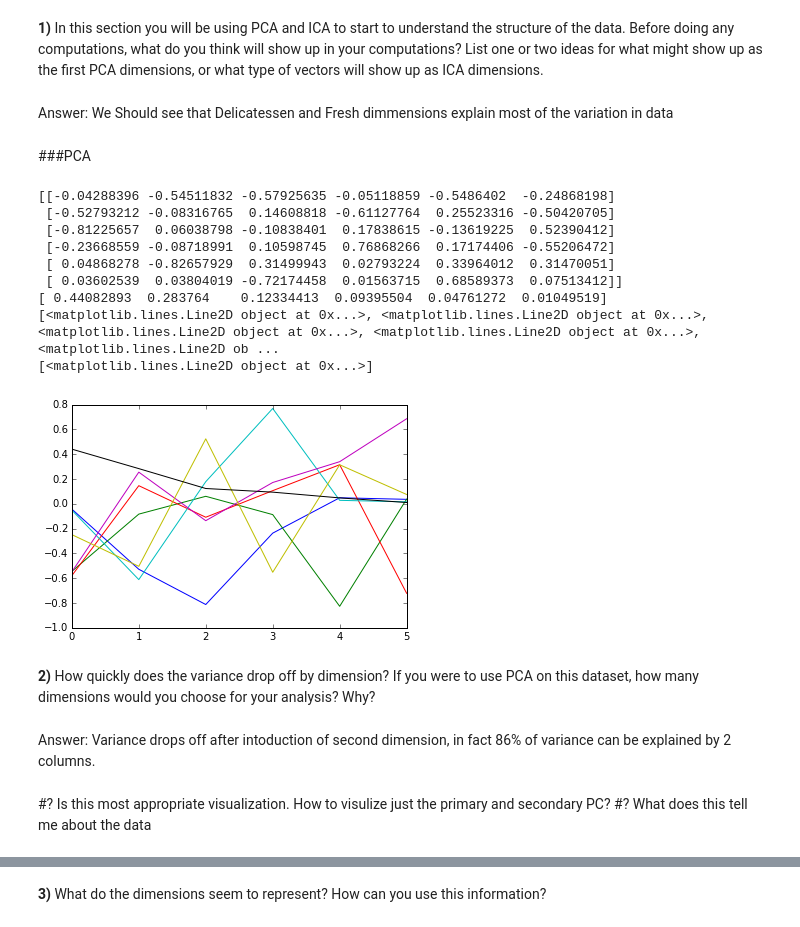
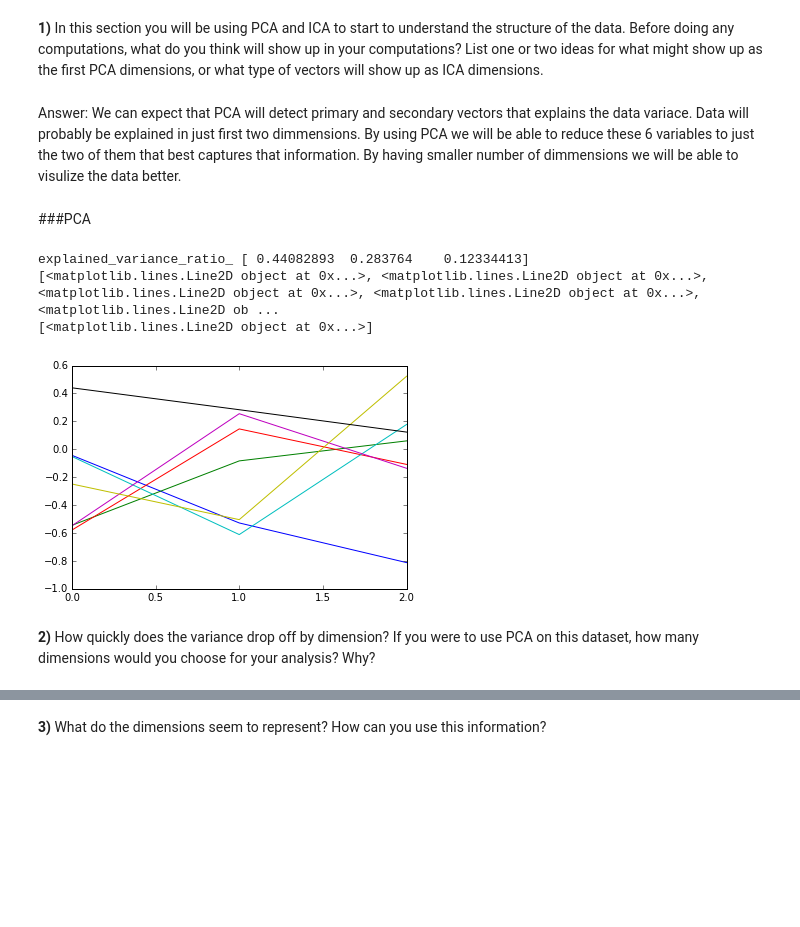
Before and after one commit to talenyc/customer_segmentation, a Jupyter notebook: customer_segments.ipynb, the cells around one changed output, grey strips where cells are left out. Saved outputs shown, nothing was run; the diff lists cells and outputs as text; code cells hidden in the pictures; blank space fills up the shorter version.

```diff
--- a/customer_segments.ipynb
+++ b/customer_segments.ipynb
@@ -39,6 +45,7 @@ Dataset has 440 rows, 6 columns
 # Feature Transformation
 # %% [markdown]
 **1)** In this section you will be using PCA and ICA to start to understand the structure of the data. Before doing any computations, what do you think will show up in your computations? List one or two ideas for what might show up as the first PCA dimensions, or what type of vectors will show up as ICA dimensions.
-# %% [markdown]
-Answer: We Should see that Delicatessen and Fresh dimmensions explain most of the variation in data
+# %% [markdown]
+Answer: We can expect that PCA will detect primary and secondary vectors that explains the data variace.
+Data will probably be explained in just first two dimmensions. By using PCA we will be able to reduce these 6 variables to just the two of them that best captures that information. By having smaller number of dimmensions we will be able to visulize the data better.
 # %%
@@ -49,34 +57,25 @@ data_stnd = stnd.fit_transform(data)
 # %%
 # TODO: Apply PCA with the same number of dimensions as variables in the dataset
 from sklearn.decomposition import PCA
-pca = PCA()
+pca = PCA(n_components=3)
 
 
-c_pca = pca.fit_transform(data_stnd)
+pca.fit(data_stnd)
+pca_dt = pca.transform(data_stnd)
+
+pca_df = pd.DataFrame(pca_dt, columns=['PC1','PC2', 'PC3'])
 
 
 # Print the components and the amount of variance in the data contained in each dimension
-print pca.components_
-print pca.explained_variance_ratio_
+#print 'components_', pca.components_
+print 'explained_variance_ratio_', pca.explained_variance_ratio_
 print plt.plot(pca.components_)
 print plt.plot(pca.explained_variance_ratio_)
 #plt.legend()
 # %% [output]
-[[-0.04288396 -0.54511832 -0.57925635 -0.05118859 -0.5486402  -0.24868198]
- [-0.52793212 -0.08316765  0.14608818 -0.61127764  0.25523316 -0.50420705]
- [-0.81225657  0.06038798 -0.10838401  0.17838615 -0.13619225  0.52390412]
- [-0.23668559 -0.08718991  0.10598745  0.76868266  0.17174406 -0.55206472]
- [ 0.04868278 -0.82657929  0.31499943  0.02793224  0.33964012  0.31470051]
- [ 0.03602539  0.03804019 -0.72174458  0.01563715  0.68589373  0.07513412]]
-[ 0.44082893  0.283764    0.12334413  0.09395504  0.04761272  0.01049519]
+explained_variance_ratio_ [ 0.44082893  0.283764    0.12334413]
 [<matplotlib.lines.Line2D object at 0x...>, <matplotlib.lines.Line2D object at 0x...>, <matplotlib.lines.Line2D object at 0x...>, <matplotlib.lines.Line2D object at 0x...>, <matplotlib.lines.Line2D ob ...
 [<matplotlib.lines.Line2D object at 0x...>]
-[figure, old version]
+[figure, new version]
 # %% [markdown]
 **2)** How quickly does the variance drop off by dimension? If you were to use PCA on this dataset, how many dimensions would you choose for your analysis? Why?
-# %% [markdown]
-Answer: Variance drops off after intoduction of second dimension, in fact 86% of variance can be explained by  2 columns.
-# %% [markdown]
-#? Is this most appropriate visualization. How to visulize just the primary
-and secondary PC?
-#? What does this tell me about the data
```
Also changed, not shown: parts of 19 cells of this notebook.
